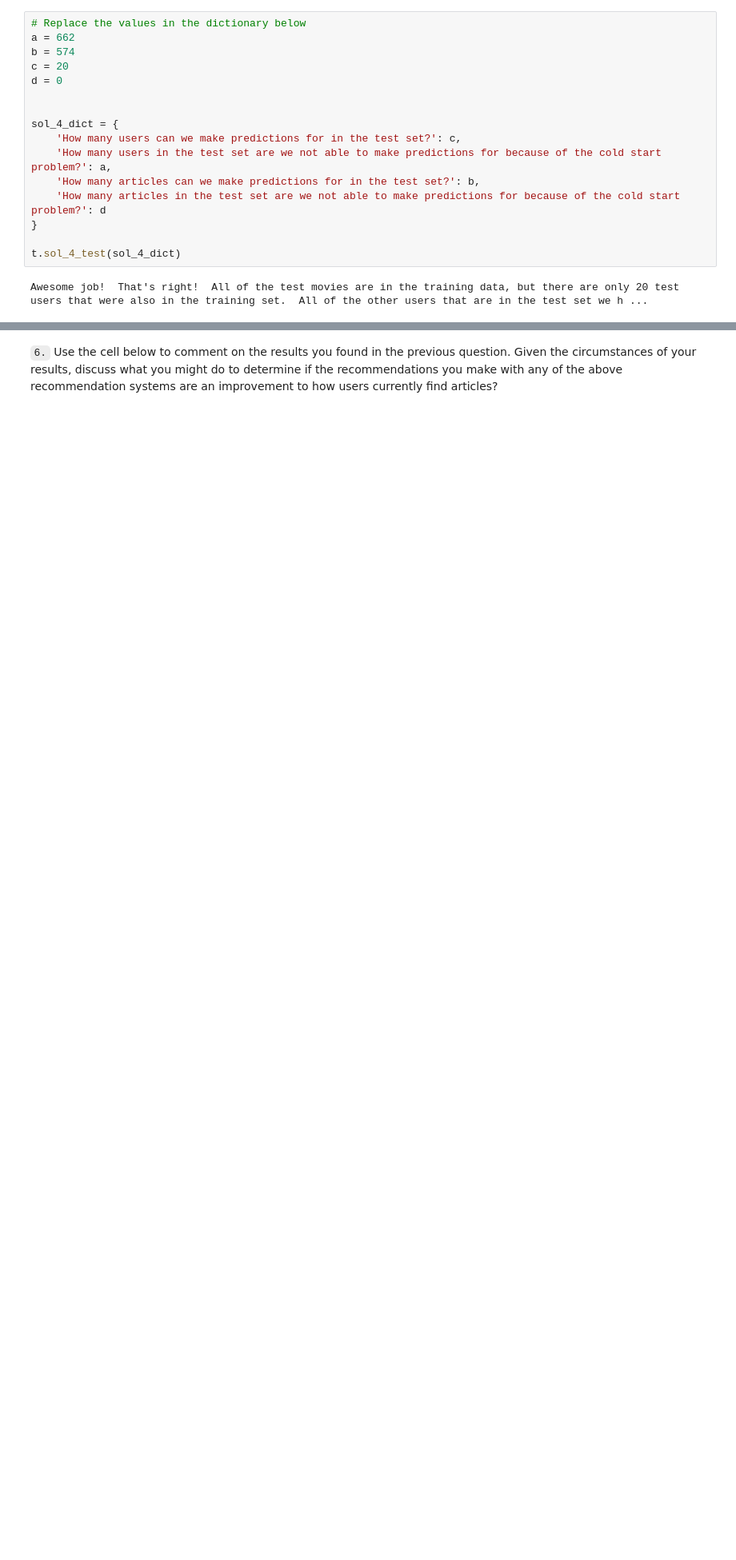
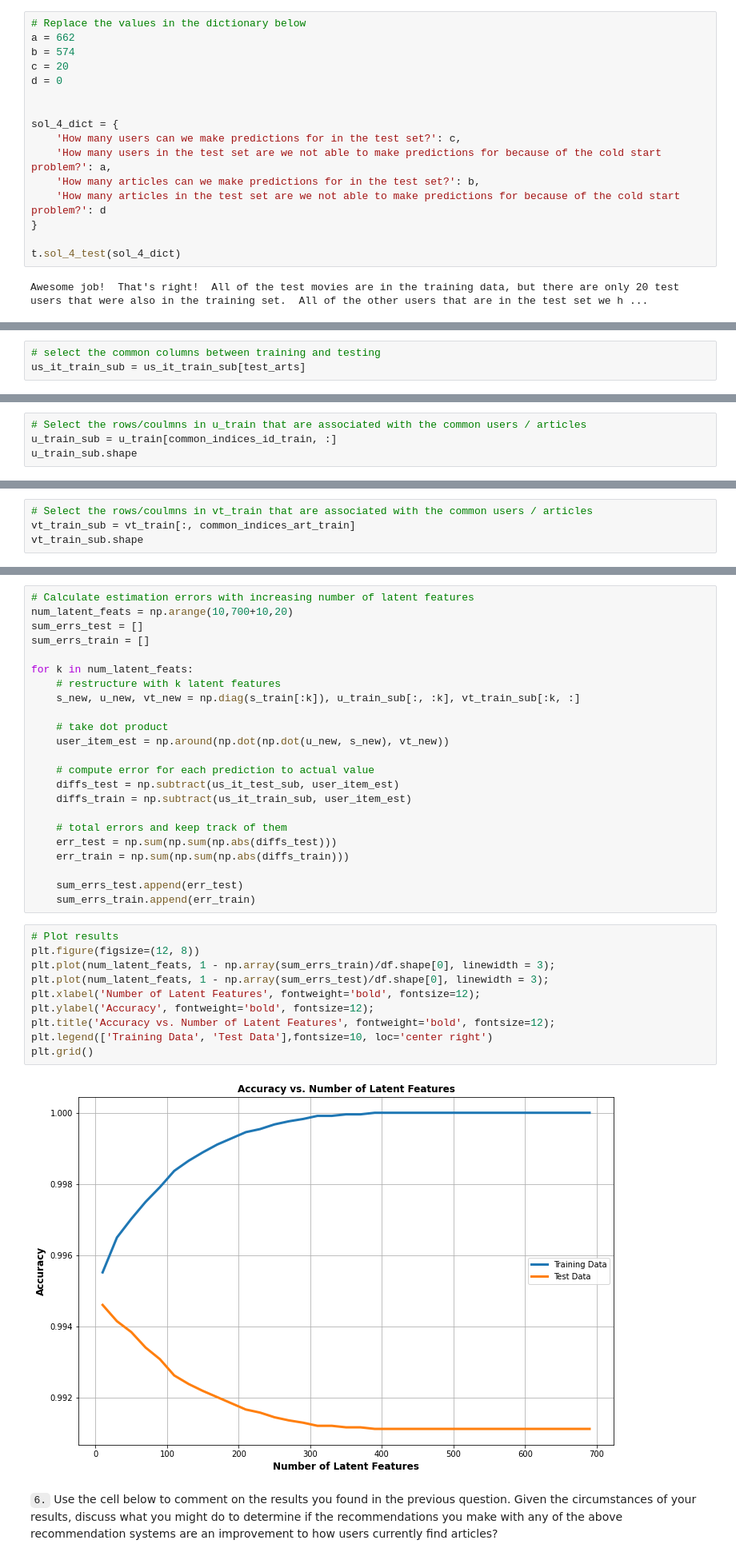
Before and after one commit to Data-Science-NDegree-MRusso/DSND-P5-Recommendation-Engine, a Jupyter notebook: Recommendations_with_IBM.ipynb, the cells around one changed output, grey strips where cells are left out. Shown at 80% size. Saved outputs shown, nothing was run; the diff lists cells and outputs as text; blank space fills up the shorter version.

```diff
--- a/Recommendations_with_IBM.ipynb
+++ b/Recommendations_with_IBM.ipynb
@@ -1000,0 +1041,3 @@ u_train, s_train, vt_train = # fit svd similar to above then use the cells below
+# %%
+# select the common columns between training and testing
+us_it_train_sub = us_it_train_sub[test_arts]
@@ -1000,0 +1088,4 @@ u_train, s_train, vt_train = # fit svd similar to above then use the cells below
+# %%
+# Select the rows/coulmns in u_train that are associated with the common users / articles
+u_train_sub = u_train[common_indices_id_train, :]
+u_train_sub.shape
@@ -1000,0 +1094,4 @@ u_train, s_train, vt_train = # fit svd similar to above then use the cells below
+# %%
+# Select the rows/coulmns in vt_train that are associated with the common users / articles
+vt_train_sub = vt_train[:, common_indices_art_train]
+vt_train_sub.shape
@@ -1001,3 +1102,38 @@ u_train, s_train, vt_train = # fit svd similar to above then use the cells below
+# %%
+# Calculate estimation errors with increasing number of latent features
+num_latent_feats = np.arange(10,700+10,20)
+sum_errs_test = []
+sum_errs_train = []
+
+for k in num_latent_feats:
+    # restructure with k latent features
+    s_new, u_new, vt_new = np.diag(s_train[:k]), u_train_sub[:, :k], vt_train_sub[:k, :]
+
+    # take dot product
+    user_item_est = np.around(np.dot(np.dot(u_new, s_new), vt_new))
+
+    # compute error for each prediction to actual value
+    diffs_test = np.subtract(us_it_test_sub, user_item_est)
+    diffs_train = np.subtract(us_it_train_sub, user_item_est)
+
+    # total errors and keep track of them
+    err_test = np.sum(np.sum(np.abs(diffs_test)))
+    err_train = np.sum(np.sum(np.abs(diffs_train)))
+
+    sum_errs_test.append(err_test)
+    sum_errs_train.append(err_train)
+# %%
+# Plot results
+plt.figure(figsize=(12, 8))
+plt.plot(num_latent_feats, 1 - np.array(sum_errs_train)/df.shape[0], linewidth = 3);
+plt.plot(num_latent_feats, 1 - np.array(sum_errs_test)/df.shape[0], linewidth = 3);
+plt.xlabel('Number of Latent Features', fontweight='bold', fontsize=12);
+plt.ylabel('Accuracy', fontweight='bold', fontsize=12);
+plt.title('Accuracy vs. Number of Latent Features', fontweight='bold', fontsize=12);
+plt.legend(['Training Data', 'Test Data'],fontsize=10, loc='center right')
+plt.grid()
+# %% [output]
+[figure, added]
 # %% [markdown]
 `6.` Use the cell below to comment on the results you found in the previous question. Given the circumstances of your results, discuss what you might do to determine if the recommendations you make with any of the above recommendation systems are an improvement to how users currently find articles?
 # %% [markdown]
```
Also changed, not shown: parts of 18 cells of this notebook, 1 other file.
